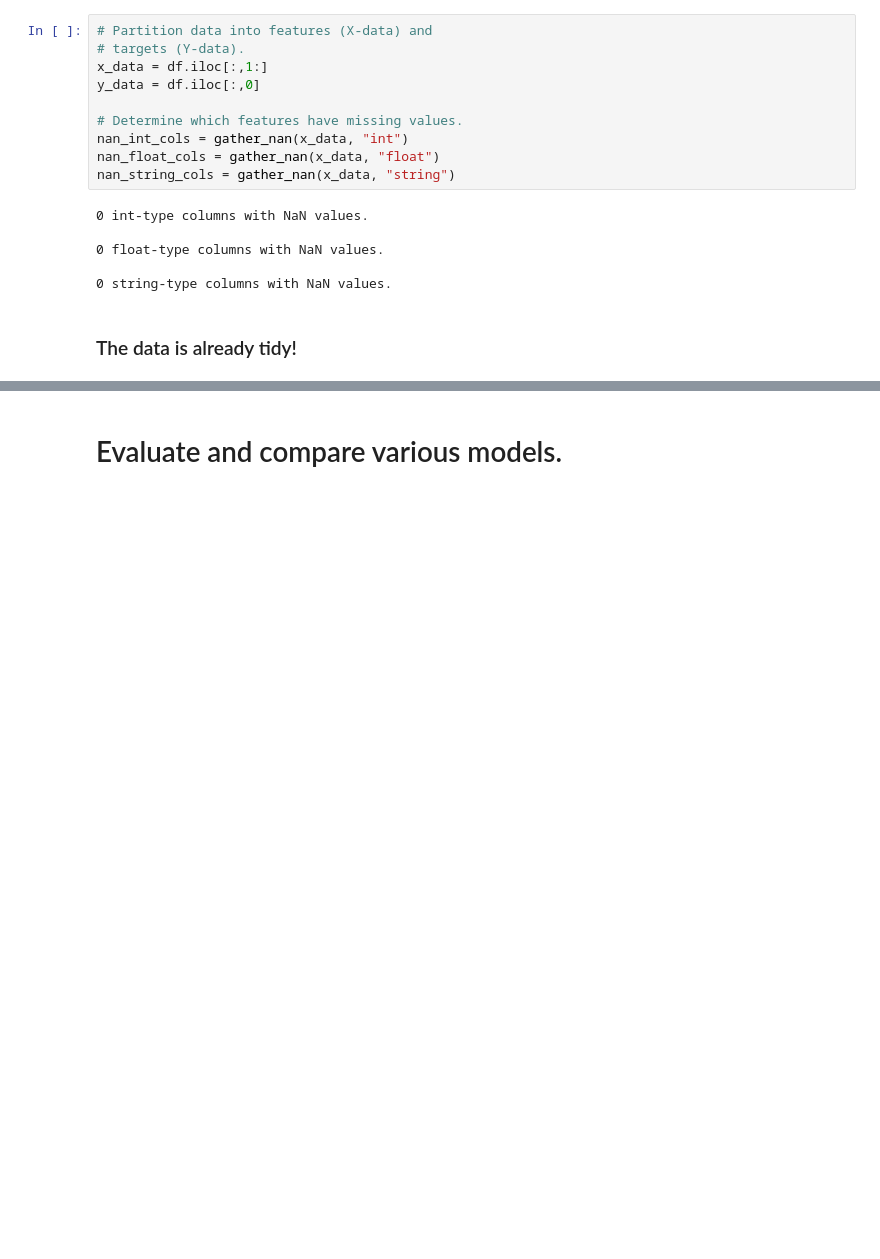
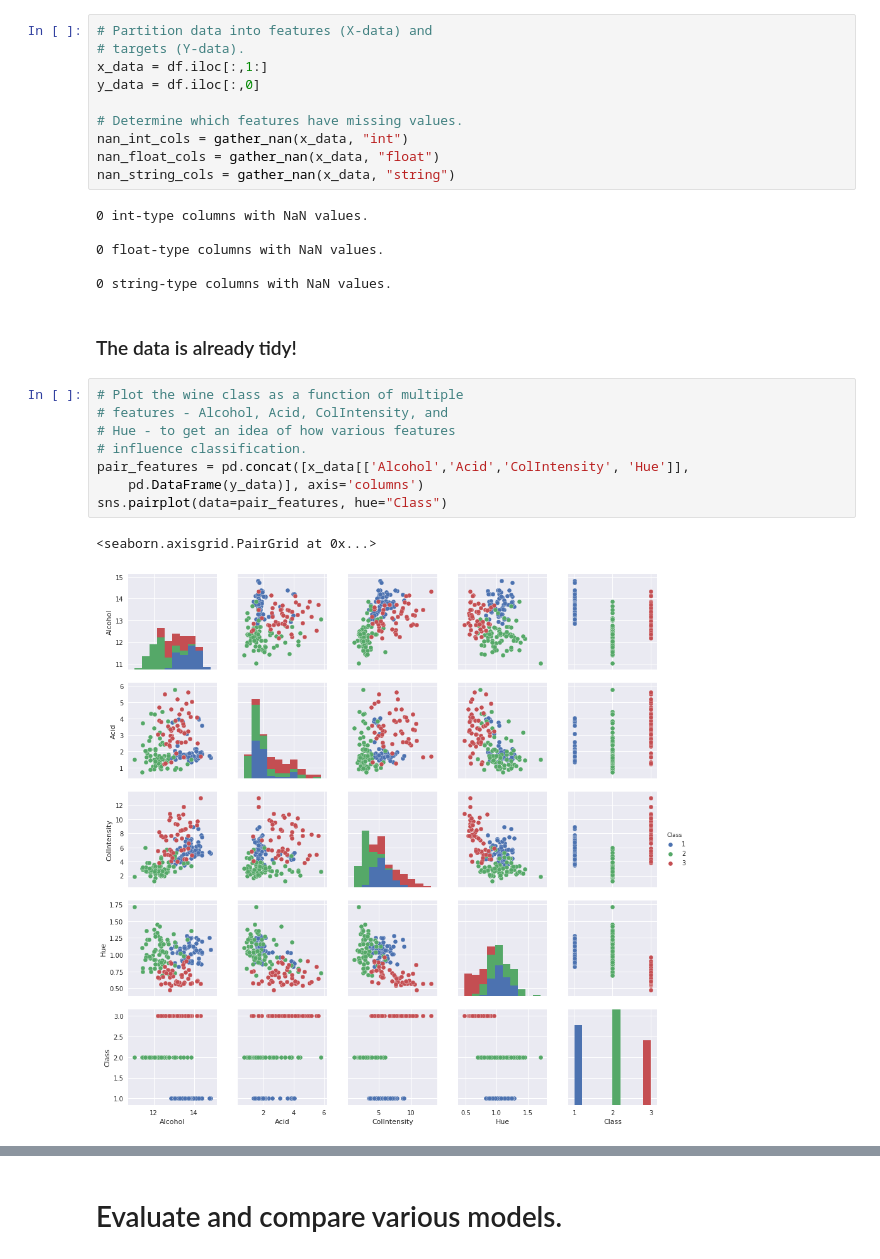
Before and after one commit to darrylgleason/UCI_Wine, a Jupyter notebook: wine.ipynb, the cells around one changed output, grey strips where cells are left out. Cells and saved outputs as stored; diff of their text form; blank space fills up the shorter version.

```diff
--- a/wine.ipynb
+++ b/wine.ipynb
@@ -192,3 +187,14 @@ nan_string_cols = gather_nan(x_data, "string")
 0 string-type columns with NaN values.
 # %% [markdown]
 ### The data is already tidy!
+# %%
+# Plot the wine class as a function of multiple
+# features - Alcohol, Acid, ColIntensity, and
+# Hue - to get an idea of how various features
+# influence classification.
+pair_features = pd.concat([x_data[['Alcohol','Acid','ColIntensity', 'Hue']],
+    pd.DataFrame(y_data)], axis='columns')
+sns.pairplot(data=pair_features, hue="Class")
+# %% [output]
+<seaborn.axisgrid.PairGrid at 0x...>
+[figure, added]
```
Also changed, not shown: parts of 11 cells of this notebook.
